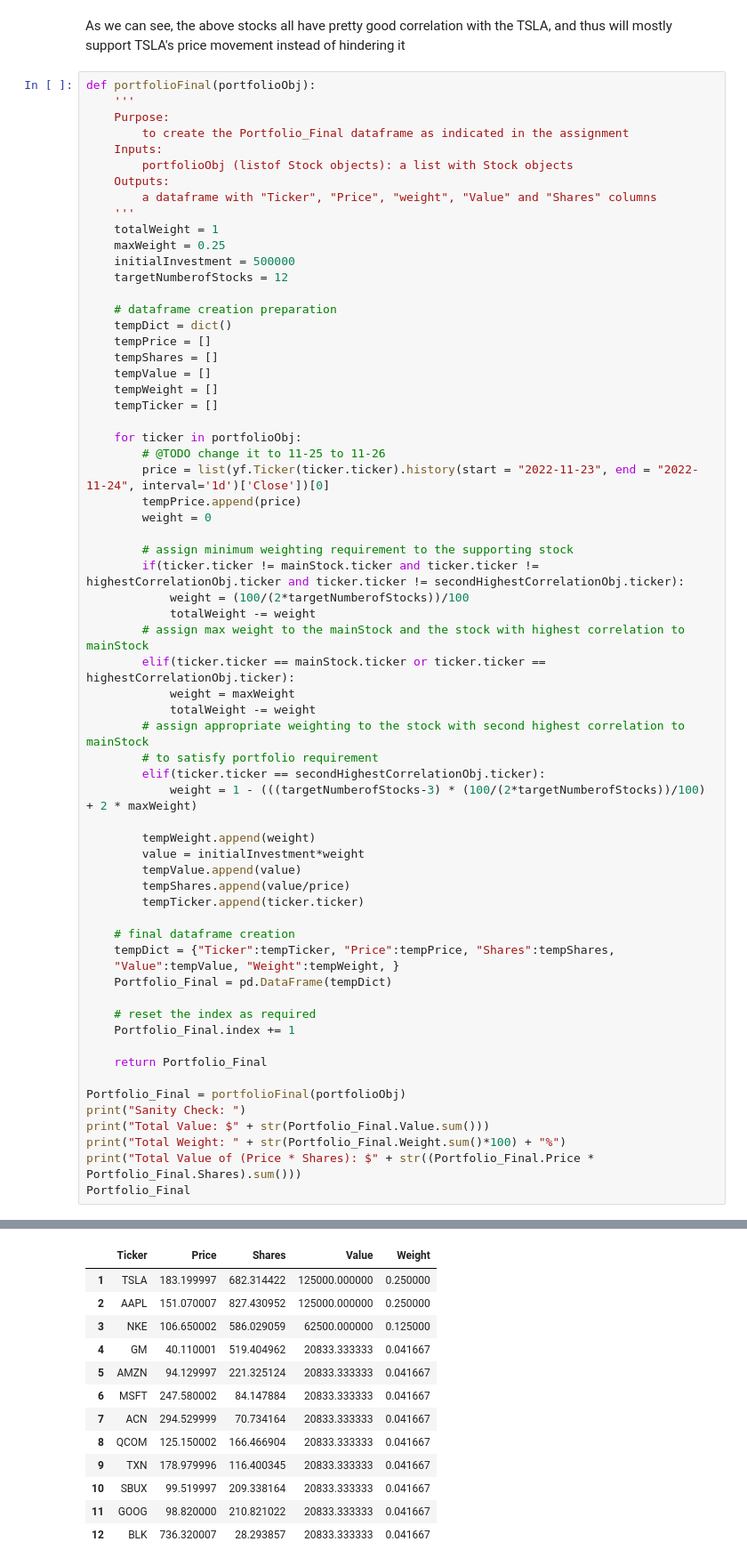
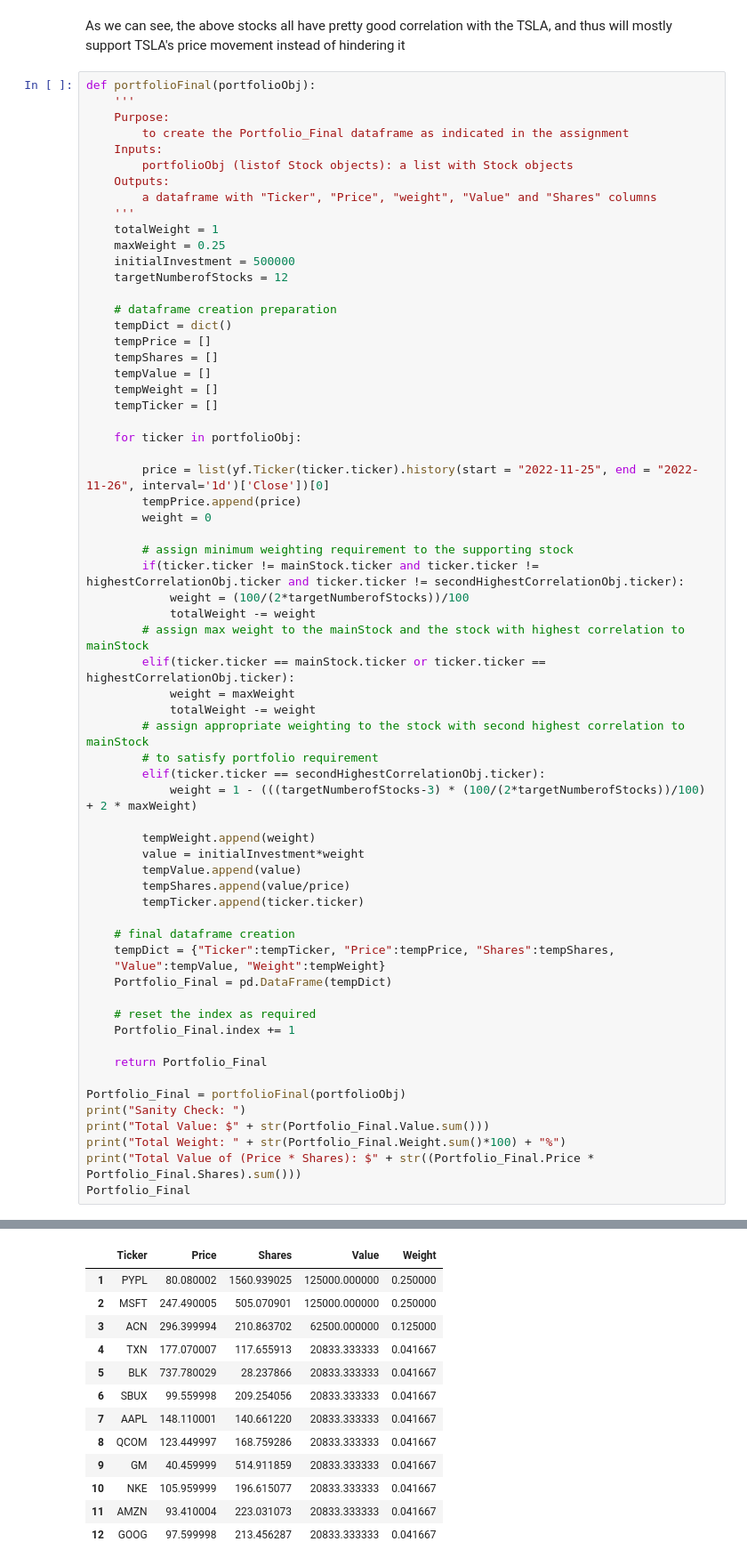
Before and after one commit to Eroica32/Investment-Portfolio-Builder, a Jupyter notebook: Team_12_Assignment.ipynb, the cells around one changed output, grey strips where cells are left out. Shown at 89% size. Cells and saved outputs as stored; diff of their text form.

```diff
--- a/Team_12_Assignment.ipynb
+++ b/Team_12_Assignment.ipynb
@@ -384,8 +374,8 @@ def portfolioFinal(portfolioObj):
     tempTicker = []
 
     for ticker in portfolioObj:
-        # @TODO change it to 11-25 to 11-26
-        price = list(yf.Ticker(ticker.ticker).history(start = "2022-11-23", end = "2022-11-24", interval='1d')['Close'])[0]
+
+        price = list(yf.Ticker(ticker.ticker).history(start = "2022-11-25", end = "2022-11-26", interval='1d')['Close'])[0]
         tempPrice.append(price)
         weight = 0
 
@@ -402,43 +392,43 @@ def portfolioFinal(portfolioObj):
         elif(ticker.ticker == secondHighestCorrelationObj.ticker):
             weight = 1 - (((targetNumberofStocks-3) * (100/(2*targetNumberofStocks))/100) + 2 * maxWeight)
 
         tempWeight.append(weight)
         value = initialInvestment*weight
         tempValue.append(value)
         tempShares.append(value/price)
         tempTicker.append(ticker.ticker)
 
     # final dataframe creation
     tempDict = {"Ticker":tempTicker, "Price":tempPrice, "Shares":tempShares,
-    "Value":tempValue, "Weight":tempWeight, }
+    "Value":tempValue, "Weight":tempWeight}
     Portfolio_Final = pd.DataFrame(tempDict)
 
     # reset the index as required
     Portfolio_Final.index += 1
 
     return Portfolio_Final
 
 Portfolio_Final = portfolioFinal(portfolioObj)
 print("Sanity Check: ")
 print("Total Value: $" + str(Portfolio_Final.Value.sum()))
 print("Total Weight: " + str(Portfolio_Final.Weight.sum()*100) + "%")
 print("Total Value of (Price * Shares): $" + str((Portfolio_Final.Price * Portfolio_Final.Shares).sum()))
 Portfolio_Final
 # %% [output]
 Sanity Check:
 Total Value: $500000.0
 Total Weight: 100.0%
 Total Value of (Price * Shares): $500000.0
 |  | Ticker | Price | Shares | Value | Weight |
-| 1 | TSLA | 183.199997 | 682.314422 | 125000.000000 | 0.250000 |
-| 2 | AAPL | 151.070007 | 827.430952 | 125000.000000 | 0.250000 |
-| 3 | NKE | 106.650002 | 586.029059 | 62500.000000 | 0.125000 |
-| 4 | GM | 40.110001 | 519.404962 | 20833.333333 | 0.041667 |
-| 5 | AMZN | 94.129997 | 221.325124 | 20833.333333 | 0.041667 |
-| 6 | MSFT | 247.580002 | 84.147884 | 20833.333333 | 0.041667 |
-| 7 | ACN | 294.529999 | 70.734164 | 20833.333333 | 0.041667 |
-| 8 | QCOM | 125.150002 | 166.466904 | 20833.333333 | 0.041667 |
-| 9 | TXN | 178.979996 | 116.400345 | 20833.333333 | 0.041667 |
-| 10 | SBUX | 99.519997 | 209.338164 | 20833.333333 | 0.041667 |
-| 11 | GOOG | 98.820000 | 210.821022 | 20833.333333 | 0.041667 |
-| 12 | BLK | 736.320007 | 28.293857 | 20833.333333 | 0.041667 |
+| 1 | PYPL | 80.080002 | 1560.939025 | 125000.000000 | 0.250000 |
+| 2 | MSFT | 247.490005 | 505.070901 | 125000.000000 | 0.250000 |
+| 3 | ACN | 296.399994 | 210.863702 | 62500.000000 | 0.125000 |
+| 4 | TXN | 177.070007 | 117.655913 | 20833.333333 | 0.041667 |
+| 5 | BLK | 737.780029 | 28.237866 | 20833.333333 | 0.041667 |
+| 6 | SBUX | 99.559998 | 209.254056 | 20833.333333 | 0.041667 |
+| 7 | AAPL | 148.110001 | 140.661220 | 20833.333333 | 0.041667 |
+| 8 | QCOM | 123.449997 | 168.759286 | 20833.333333 | 0.041667 |
+| 9 | GM | 40.459999 | 514.911859 | 20833.333333 | 0.041667 |
+| 10 | NKE | 105.959999 | 196.615077 | 20833.333333 | 0.041667 |
+| 11 | AMZN | 93.410004 | 223.031073 | 20833.333333 | 0.041667 |
+| 12 | GOOG | 97.599998 | 213.456287 | 20833.333333 | 0.041667 |
```
Also changed, not shown: parts of 30 cells of this notebook, 2 other files.
